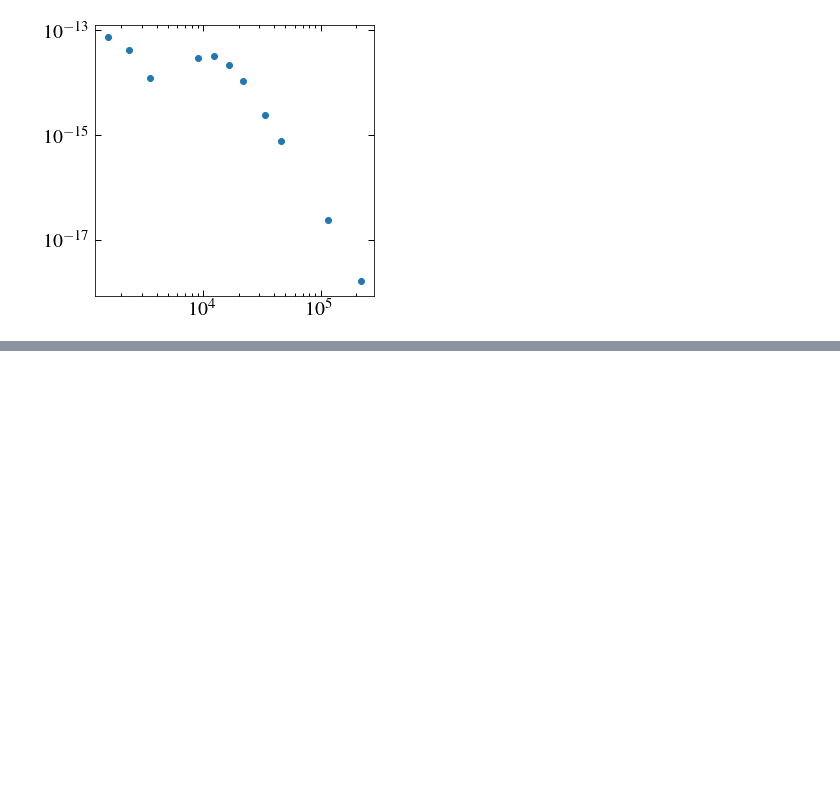
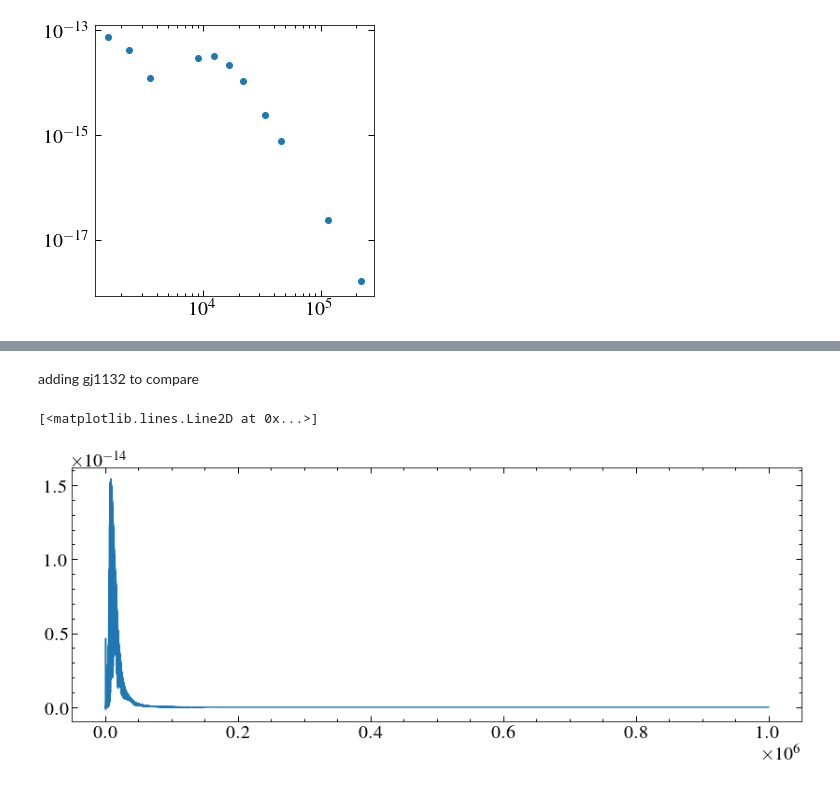
Before and after one commit to davidjwilson/pceb, a Jupyter notebook: eg_uma/eg_uma_sed.ipynb, the cells around one changed output, grey strips where cells are left out. Saved outputs shown, nothing was run; the diff lists cells and outputs as text; code cells hidden in the pictures; blank space fills up the shorter version.

```diff
--- a/eg_uma/eg_uma_sed.ipynb
+++ b/eg_uma/eg_uma_sed.ipynb
@@ -144,0 +156,13 @@ plt.yscale('log')
+# %% [markdown]
+adding gj1132 to compare
+# %%
+data = Table.read('/media/david/5tb_storage1/muscles/basic_seds/GJ1132_basic_v1.ecsv')
+gjw, gjf = data['WAVELENGTH'], data['FLUX']
+
+d_gj = 12.038
+d_eg = 28.71
+gjf = gjf*(d_gj/d_eg)**2
+plt.plot(gjw, gjf)
+# %% [output]
+[<matplotlib.lines.Line2D at 0x...>]
+[figure, added]
```
Also changed, not shown: parts of 8 cells of this notebook, 5 other files.
